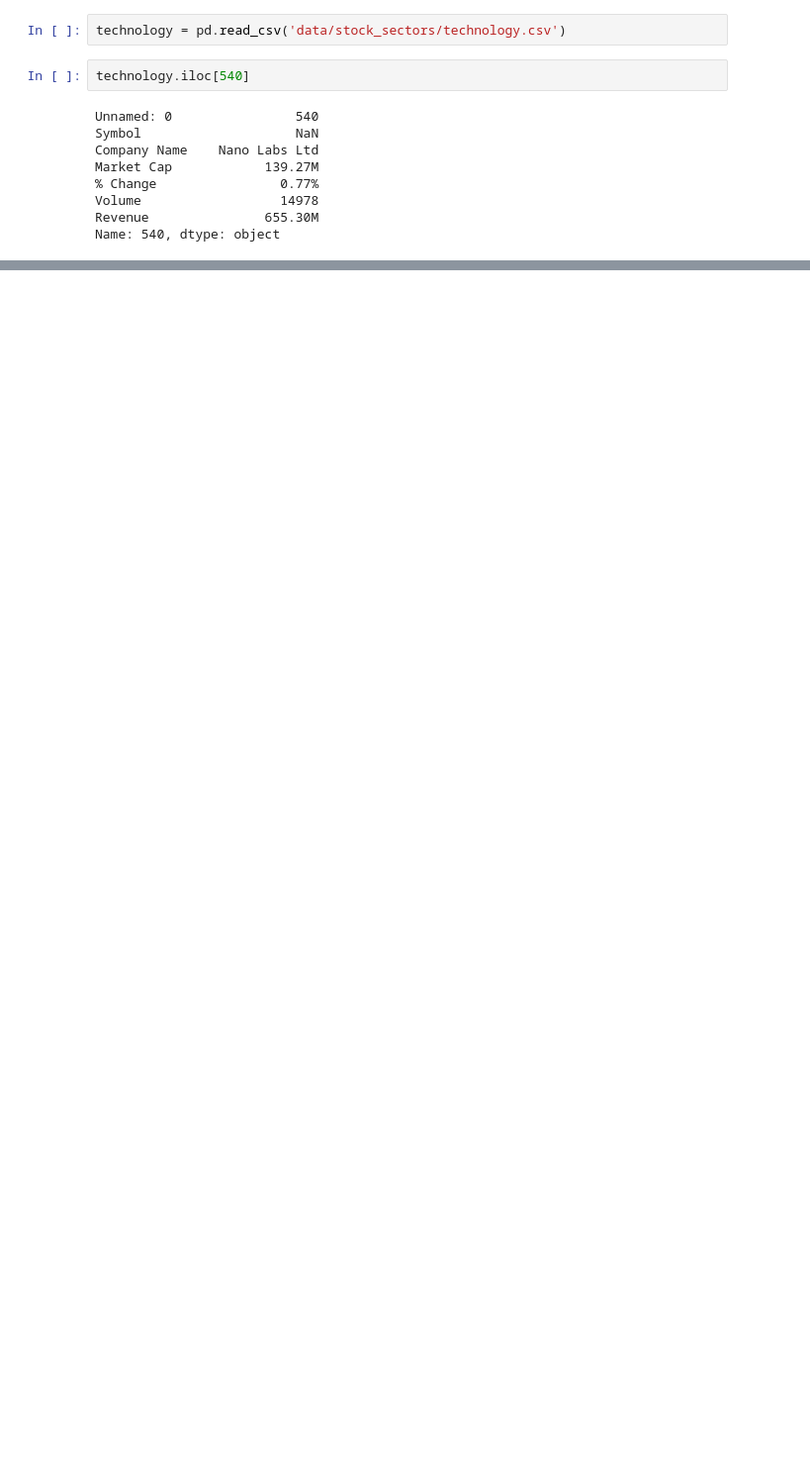
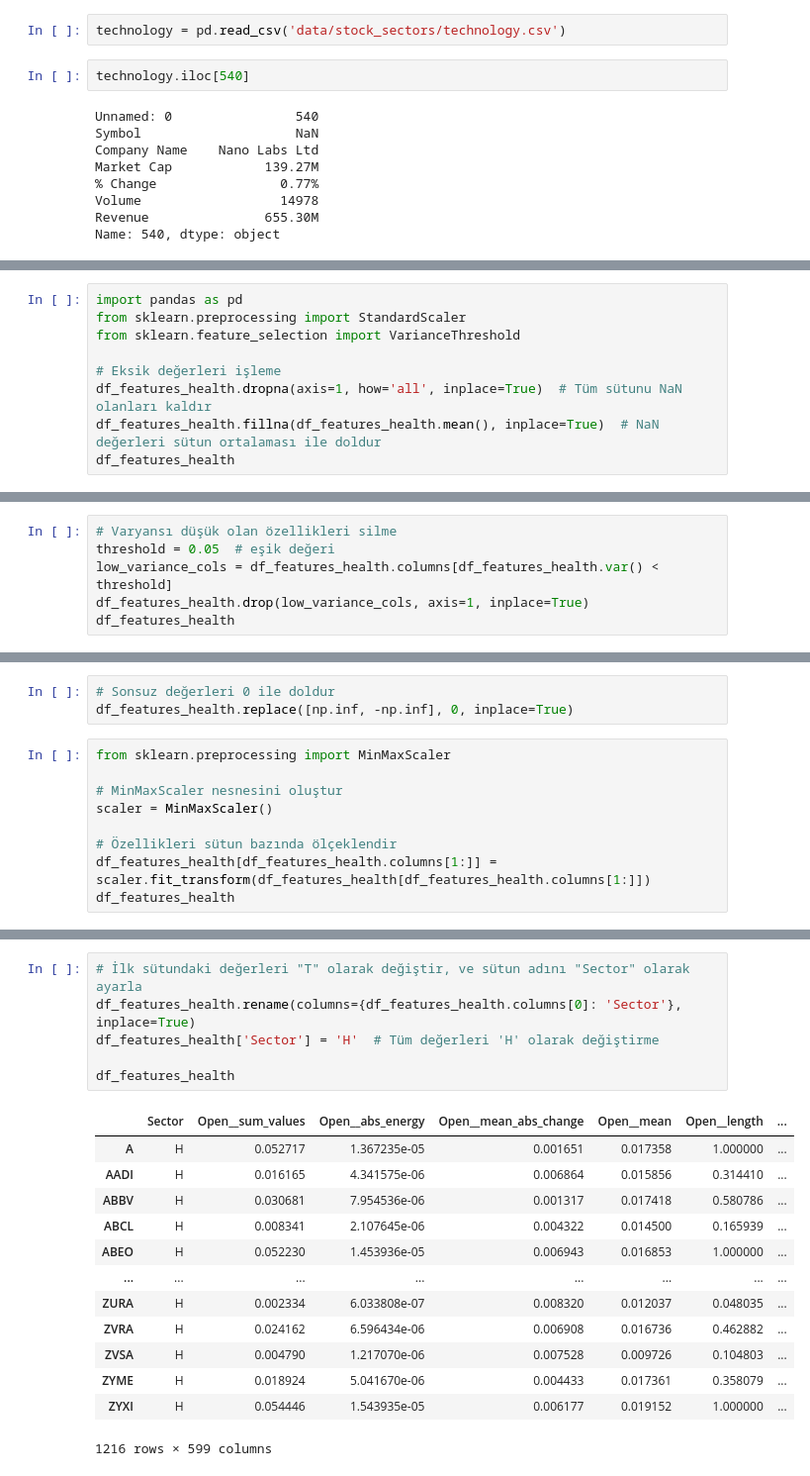
Before and after one commit to mervtutar/Time-Series-Analysis-and-Classification-based-on-Stock-Sectors, a Jupyter notebook: proje.ipynb, the cells around one changed output, grey strips where cells are left out. Shown: that part at 99% size. Drawn from its saved outputs; the diff is of its cells as text; blank space fills up the shorter version.

```diff
--- a/proje.ipynb
+++ b/proje.ipynb
@@ -348,0 +741,9 @@ ticker_monthly_close_technology
+# %%
+import pandas as pd
+from sklearn.preprocessing import StandardScaler
+from sklearn.feature_selection import VarianceThreshold
+
+# Eksik değerleri işleme
+df_features_health.dropna(axis=1, how='all', inplace=True)  # Tüm sütunu NaN olanları kaldır
+df_features_health.fillna(df_features_health.mean(), inplace=True)  # NaN değerleri sütun ortalaması ile doldur
+df_features_health
@@ -348,0 +764,6 @@ ticker_monthly_close_technology
+# %%
+# Varyansı düşük olan özellikleri silme
+threshold = 0.05  # eşik değeri
+low_variance_cols = df_features_health.columns[df_features_health.var() < threshold]
+df_features_health.drop(low_variance_cols, axis=1, inplace=True)
+df_features_health
@@ -348,0 +810,12 @@ ticker_monthly_close_technology
+# %%
+# Sonsuz değerleri 0 ile doldur
+df_features_health.replace([np.inf, -np.inf], 0, inplace=True)
+# %%
+from sklearn.preprocessing import MinMaxScaler
+
+# MinMaxScaler nesnesini oluştur
+scaler = MinMaxScaler()
+
+# Özellikleri sütun bazında ölçeklendir
+df_features_health[df_features_health.columns[1:]] = scaler.fit_transform(df_features_health[df_features_health.columns[1:]])
+df_features_health
@@ -348,0 +836,20 @@ ticker_monthly_close_technology
+# %%
+# İlk sütundaki değerleri "T" olarak değiştir, ve sütun adını "Sector" olarak ayarla
+df_features_health.rename(columns={df_features_health.columns[0]: 'Sector'}, inplace=True)
+df_features_health['Sector'] = 'H'  # Tüm değerleri 'H' olarak değiştirme
+
+df_features_health
+# %% [output]
+|  | Sector | Open__sum_values | Open__abs_energy | Open__mean_abs_change | Open__mean | Open__length | ... |
+| A | H | 0.052717 | 1.367235e-05 | 0.001651 | 0.017358 | 1.000000 | ... |
+| AADI | H | 0.016165 | 4.341575e-06 | 0.006864 | 0.015856 | 0.314410 | ... |
+| ABBV | H | 0.030681 | 7.954536e-06 | 0.001317 | 0.017418 | 0.580786 | ... |
+| ABCL | H | 0.008341 | 2.107645e-06 | 0.004322 | 0.014500 | 0.165939 | ... |
+| ABEO | H | 0.052230 | 1.453936e-05 | 0.006943 | 0.016853 | 1.000000 | ... |
+| ... | ... | ... | ... | ... | ... | ... | ... |
+| ZURA | H | 0.002334 | 6.033808e-07 | 0.008320 | 0.012037 | 0.048035 | ... |
+| ZVRA | H | 0.024162 | 6.596434e-06 | 0.006908 | 0.016736 | 0.462882 | ... |
+| ZVSA | H | 0.004790 | 1.217070e-06 | 0.007528 | 0.009726 | 0.104803 | ... |
+| ZYME | H | 0.018924 | 5.041670e-06 | 0.004433 | 0.017361 | 0.358079 | ... |
+| ZYXI | H | 0.054446 | 1.543935e-05 | 0.006177 | 0.019152 | 1.000000 | ... |
+1216 rows × 599 columns
```
Also changed, not shown: parts of 58 cells of this notebook.
